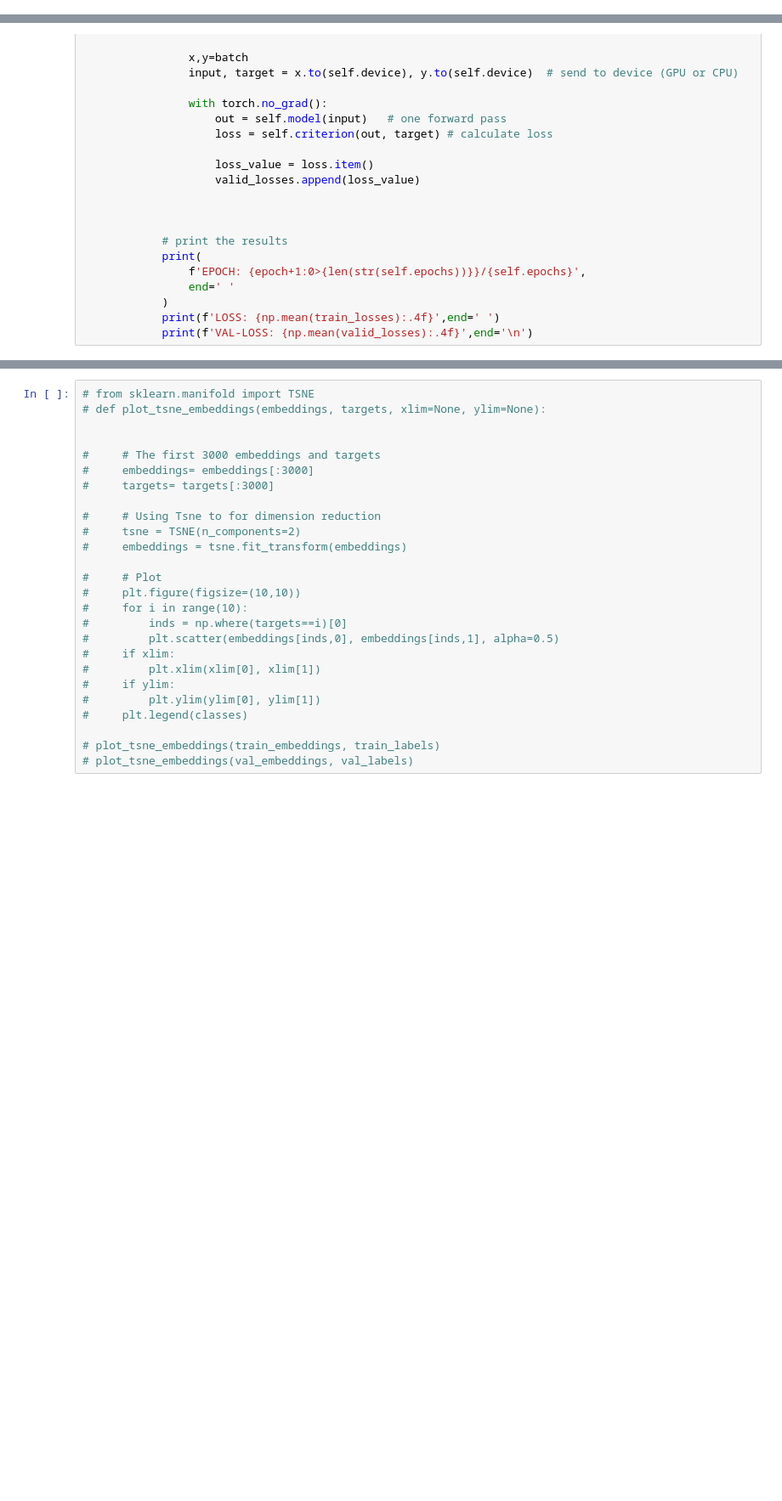
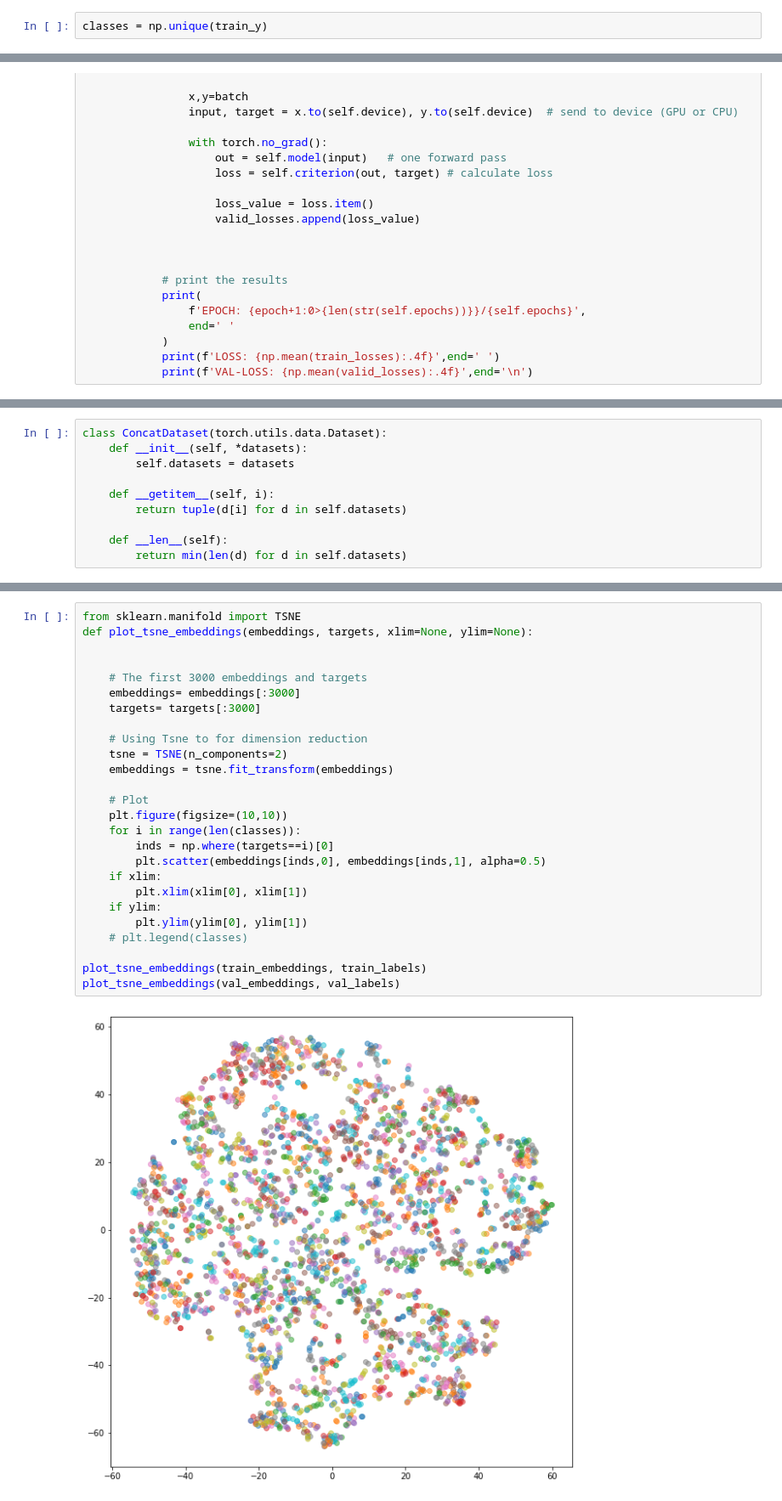
Before and after one commit to poltimmer/2AMM10_assignment1, a Jupyter notebook: workbook-task1.1.ipynb, the cells around one changed output, grey strips where cells are left out. Shown at 85% size. Cells and saved outputs as stored; diff of their text form; blank space fills up the shorter version.

Commit message:
added TSNE and informative triplets

```diff
--- a/workbook-task1.1.ipynb
+++ b/workbook-task1.1.ipynb
@@ -49,6 +49,8 @@ print(f"train_y shape: {train_y.shape}\n")
 # %% [output]
 train_x shape: (18800, 28, 28)
 train_y shape: (18800,)
+# %%
+classes = np.unique(train_y)
 # %%
 from sklearn.model_selection import train_test_split
 
@@ -447,4 +495,14 @@ trainer = Trainer(model=model,
 
 # start training
 trainer.run_trainer()
+# %%
+class ConcatDataset(torch.utils.data.Dataset):
+    def __init__(self, *datasets):
+        self.datasets = datasets
+
+    def __getitem__(self, i):
+        return tuple(d[i] for d in self.datasets)
+
+    def __len__(self):
+        return min(len(d) for d in self.datasets)
 # %%
@@ -472,26 +530,28 @@ trainer.run_trainer()
 # %%
-# from sklearn.manifold import TSNE
-# def plot_tsne_embeddings(embeddings, targets, xlim=None, ylim=None):
+from sklearn.manifold import TSNE
+def plot_tsne_embeddings(embeddings, targets, xlim=None, ylim=None):
 
 
-#     # The first 3000 embeddings and targets
-#     embeddings= embeddings[:3000]
-#     targets= targets[:3000]
+    # The first 3000 embeddings and targets
+    embeddings= embeddings[:3000]
+    targets= targets[:3000]
 
-#     # Using Tsne to for dimension reduction
-#     tsne = TSNE(n_components=2)
-#     embeddings = tsne.fit_transform(embeddings)
+    # Using Tsne to for dimension reduction
+    tsne = TSNE(n_components=2)
+    embeddings = tsne.fit_transform(embeddings)
 
-#     # Plot
-#     plt.figure(figsize=(10,10))
-#     for i in range(10):
-#         inds = np.where(targets==i)[0]
-#         plt.scatter(embeddings[inds,0], embeddings[inds,1], alpha=0.5)
-#     if xlim:
-#         plt.xlim(xlim[0], xlim[1])
-#     if ylim:
-#         plt.ylim(ylim[0], ylim[1])
-#     plt.legend(classes)
+    # Plot
+    plt.figure(figsize=(10,10))
+    for i in range(len(classes)):
+        inds = np.where(targets==i)[0]
+        plt.scatter(embeddings[inds,0], embeddings[inds,1], alpha=0.5)
+    if xlim:
+        plt.xlim(xlim[0], xlim[1])
+    if ylim:
+        plt.ylim(ylim[0], ylim[1])
+    # plt.legend(classes)
 
-# plot_tsne_embeddings(train_embeddings, train_labels)
-# plot_tsne_embeddings(val_embeddings, val_labels)
+plot_tsne_embeddings(train_embeddings, train_labels)
+plot_tsne_embeddings(val_embeddings, val_labels)
+# %% [output]
+[figure, added]
```
Also changed, not shown: parts of 6 cells of this notebook.
